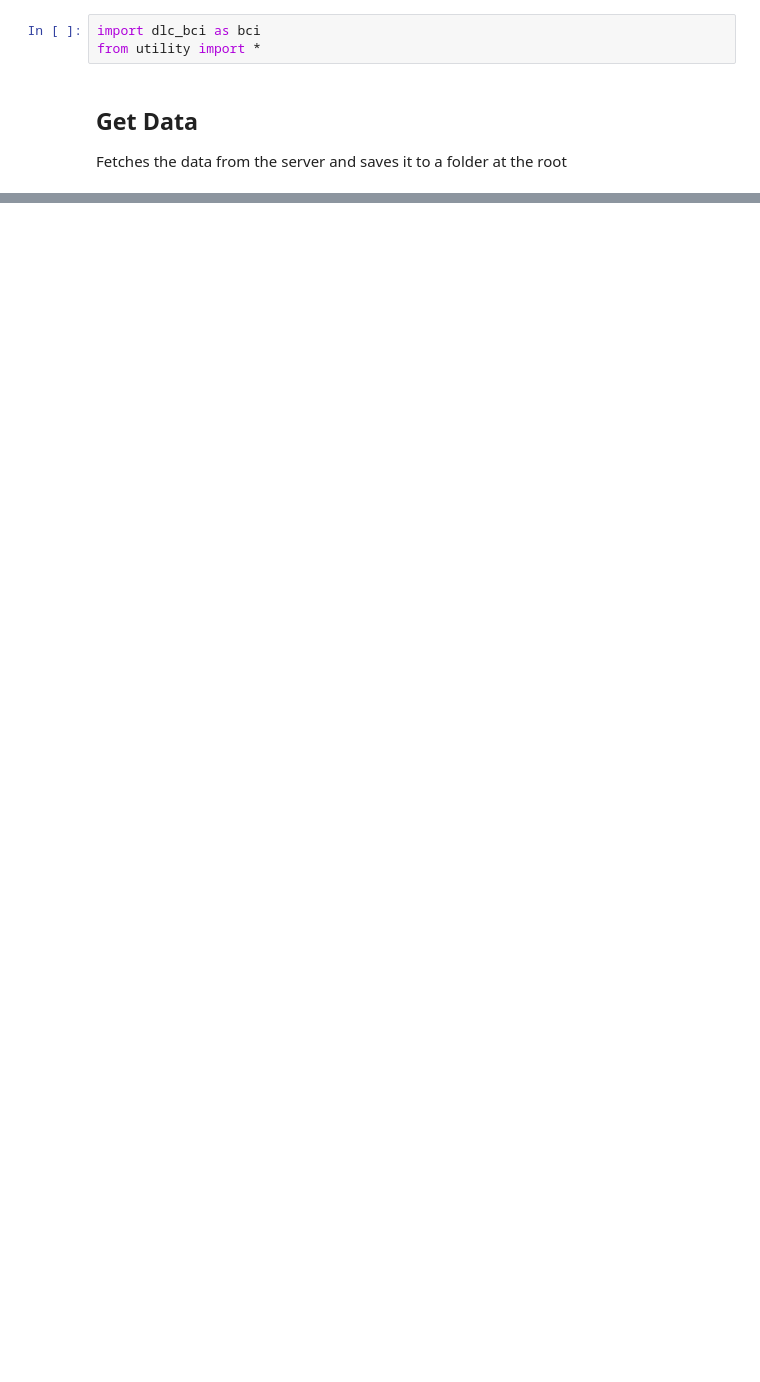
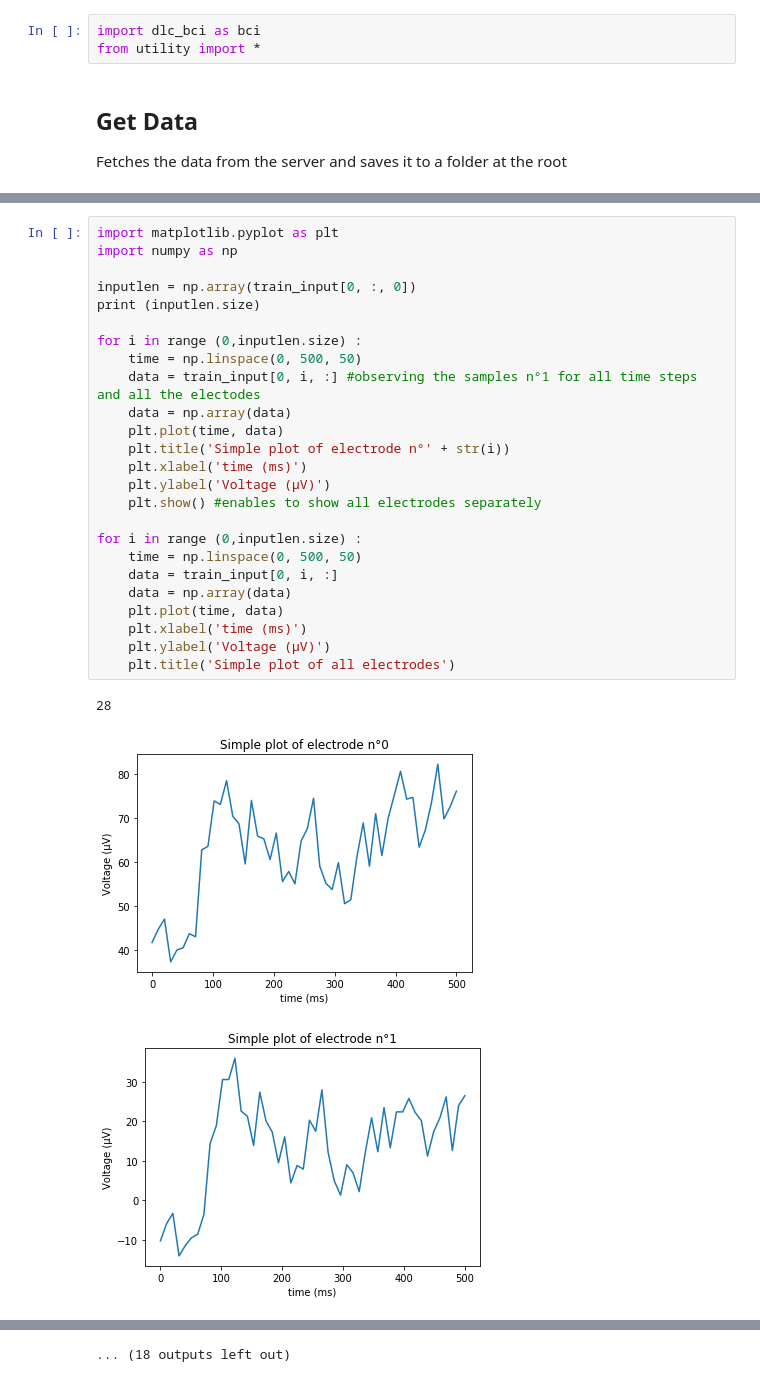
Before and after one commit to HongChen1995/DeepLearning2018, a Jupyter notebook: MiniProject1/test.ipynb, the cells around one changed output, grey strips where cells are left out. Cells and saved outputs as stored; diff of their text form; blank space fills up the shorter version.

```diff
--- a/MiniProject1/test.ipynb
+++ b/MiniProject1/test.ipynb
@@ -24,0 +31,29 @@ Downloading https://documents.epfl.ch/users/f/fl/fleuret/www/data/bci/labels_dat
+# %%
+import matplotlib.pyplot as plt
+import numpy as np
+
+inputlen = np.array(train_input[0, :, 0])
+print (inputlen.size)
+
+for i in range (0,inputlen.size) :
+    time = np.linspace(0, 500, 50)
+    data = train_input[0, i, :] #observing the samples n°1 for all time steps and all the electodes
+    data = np.array(data)
+    plt.plot(time, data)
+    plt.title('Simple plot of electrode n°' + str(i))
+    plt.xlabel('time (ms)')
+    plt.ylabel('Voltage (µV)')
+    plt.show() #enables to show all electrodes separately
+
+for i in range (0,inputlen.size) :
+    time = np.linspace(0, 500, 50)
+    data = train_input[0, i, :]
+    data = np.array(data)
+    plt.plot(time, data)
+    plt.xlabel('time (ms)')
+    plt.ylabel('Voltage (µV)')
+    plt.title('Simple plot of all electrodes')
+# %% [output]
+28
+[figure, added]
+[figure, added]
@@ -24,0 +69 @@ Downloading https://documents.epfl.ch/users/f/fl/fleuret/www/data/bci/labels_dat
+... (18 outputs left out)
```
Also changed, not shown: parts of 14 cells of this notebook, 1 other file.
